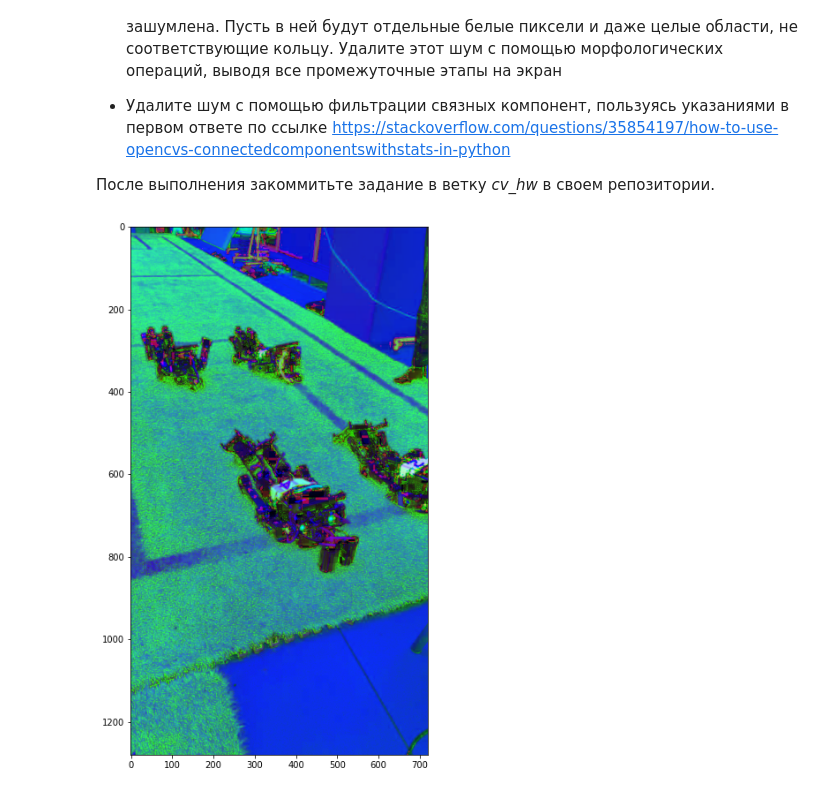
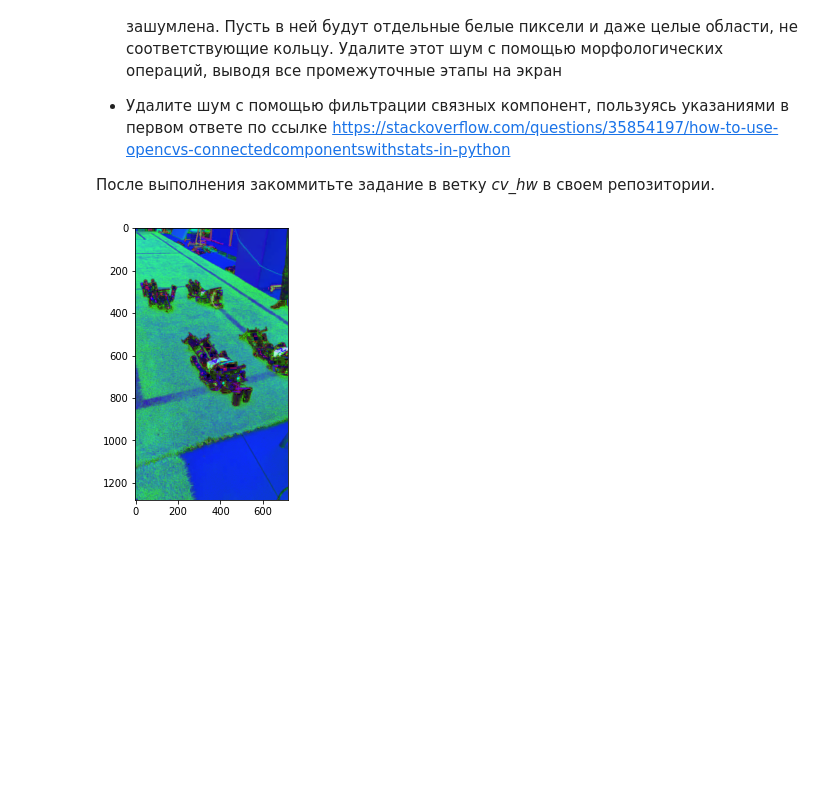
Before and after one commit to cyberschoolinmoscow/robofootball, a Jupyter notebook: homework/cv_hw2.ipynb, the cells around one changed output. Drawn from its saved outputs; the diff is of its cells as text; code cells hidden in the pictures; blank space fills up the shorter version.

```diff
--- a/homework/cv_hw2.ipynb
+++ b/homework/cv_hw2.ipynb
@@ -11,16 +11,18 @@
 # %%
 import cv2
 import matplotlib.pyplot as plt
 import numpy as np
 
+ax=6
+ay=5
 canvas = cv2.imread('/content/sahrs_on_the_field.jpg')
  #Преобразуем в HSV
 img = cv2.cvtColor(canvas, cv2.COLOR_BGR2HSV)
-plt.figure(figsize=(12, 11))
+plt.figure(figsize=(ax, ay))
 plt.imshow(img)
 plt.show()
 # %% [output]
-[figure, old version]
+[figure, new version]
 # %%
 
 mask = cv2.inRange(img, (20, 100, 10), (100, 200, 120))
```
Also changed, not shown: parts of 7 cells of this notebook.
